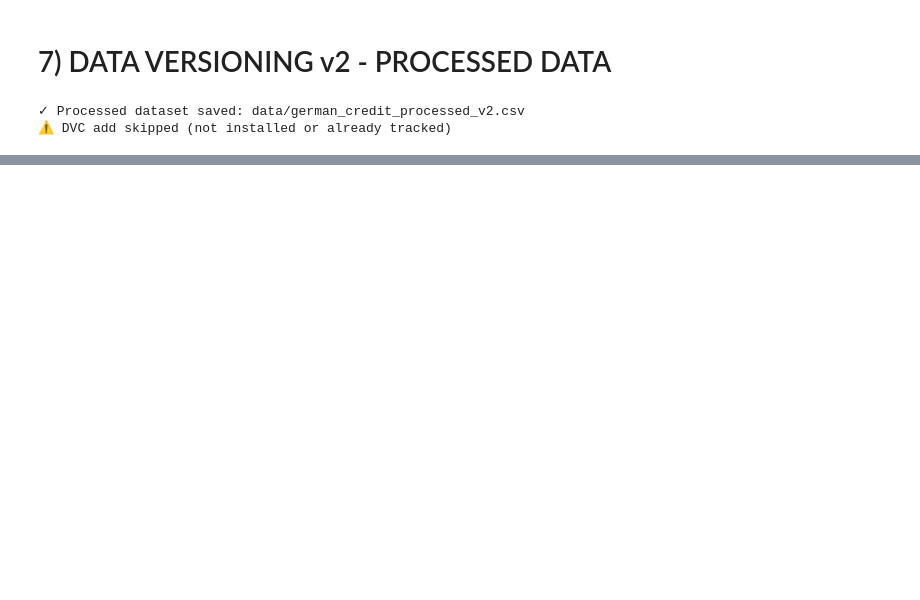
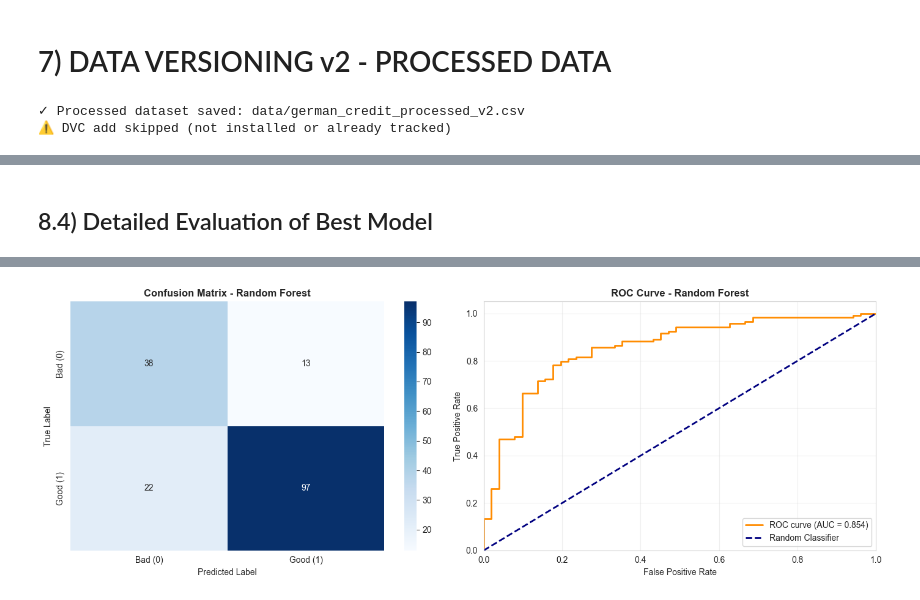
Before and after one commit to AlejandroDiaz10/MLOps, a Jupyter notebook: Fase1/Equipo34_Fase1.ipynb, the cells around one changed output, grey strips where cells are left out. Saved outputs shown, nothing was run; the diff lists cells and outputs as text; code cells hidden in the pictures; blank space fills up the shorter version.

```diff
--- a/Fase1/Equipo34_Fase1-ale.ipynb
+++ b/Fase1/Equipo34_Fase1.ipynb
@@ -878,0 +1107,68 @@ except:
+# %% [markdown]
+## 8.4) Detailed Evaluation of Best Model
+# %%
+print("\n[8.4] Detailed Evaluation of Best Model")
+print(f"\nBest Model: {best_model_name}")
+
+best_model_info = fitted_models[best_model_name]
+best_model = best_model_info['model']
+y_pred_best = best_model_info['y_pred']
+y_score_best = best_model_info['y_score']
+
+# Classification Report
+print("\n--- Classification Report ---")
+print(classification_report(y_test, y_pred_best,
+                           target_names=['Bad Credit (0)', 'Good Credit (1)']))
+
+# Confusion Matrix
+cm = confusion_matrix(y_test, y_pred_best)
+print("\n--- Confusion Matrix ---")
+print(f"True Negatives:  {cm[0,0]}")
+print(f"False Positives: {cm[0,1]}")
+print(f"False Negatives: {cm[1,0]}")
+print(f"True Positives:  {cm[1,1]}")
+
+# Business interpretation
+tn, fp, fn, tp = cm.ravel()
+print("\n--- Business Interpretation ---")
+print(f"Correctly rejected bad credits: {tn} ({100*tn/(tn+fp):.1f}% of bad credits)")
+print(f"Incorrectly approved bad credits (COST): {fp}")
+print(f"Incorrectly rejected good credits (OPPORTUNITY LOSS): {fn}")
+print(f"Correctly approved good credits: {tp} ({100*tp/(tp+fn):.1f}% of good credits)")
+
+# Visualizations
+fig, axes = plt.subplots(1, 2, figsize=(14, 5))
+
+# Confusion Matrix Heatmap
+sns.heatmap(cm, annot=True, fmt='d', cmap='Blues', ax=axes[0],
+           xticklabels=['Bad (0)', 'Good (1)'],
+           yticklabels=['Bad (0)', 'Good (1)'])
+axes[0].set_title(f'Confusion Matrix - {best_model_name}', fontweight='bold')
+axes[0].set_ylabel('True Label')
+axes[0].set_xlabel('Predicted Label')
+
+# ROC Curve
+if y_score_best is not None:
+    fpr, tpr, thresholds = roc_curve(y_test, y_score_best)
+    roc_auc = roc_auc_score(y_test, y_score_best)
+
+    axes[1].plot(fpr, tpr, color='darkorange', lw=2,
+                label=f'ROC curve (AUC = {roc_auc:.3f})')
+    axes[1].plot([0, 1], [0, 1], color='navy', lw=2, linestyle='--',
+                label='Random Classifier')
+    axes[1].set_xlim([0.0, 1.0])
+    axes[1].set_ylim([0.0, 1.05])
+    axes[1].set_xlabel('False Positive Rate')
+    axes[1].set_ylabel('True Positive Rate')
+    axes[1].set_title(f'ROC Curve - {best_model_name}', fontweight='bold')
+    axes[1].legend(loc="lower right")
+    axes[1].grid(True, alpha=0.3)
+else:
+    axes[1].text(0.5, 0.5, 'ROC Curve not available\n(model does not support probability)',
+                ha='center', va='center')
+    axes[1].set_title('ROC Curve', fontweight='bold')
+
+plt.tight_layout()
+plt.savefig('reports/figures/best_model_evaluation.png', dpi=300, bbox_inches='tight')
+plt.show()
+# %% [output]
@@ -878,0 +1192 @@ except:
+[figure, added]
```
Also changed, not shown: parts of 32 cells of this notebook, 12 other files.
